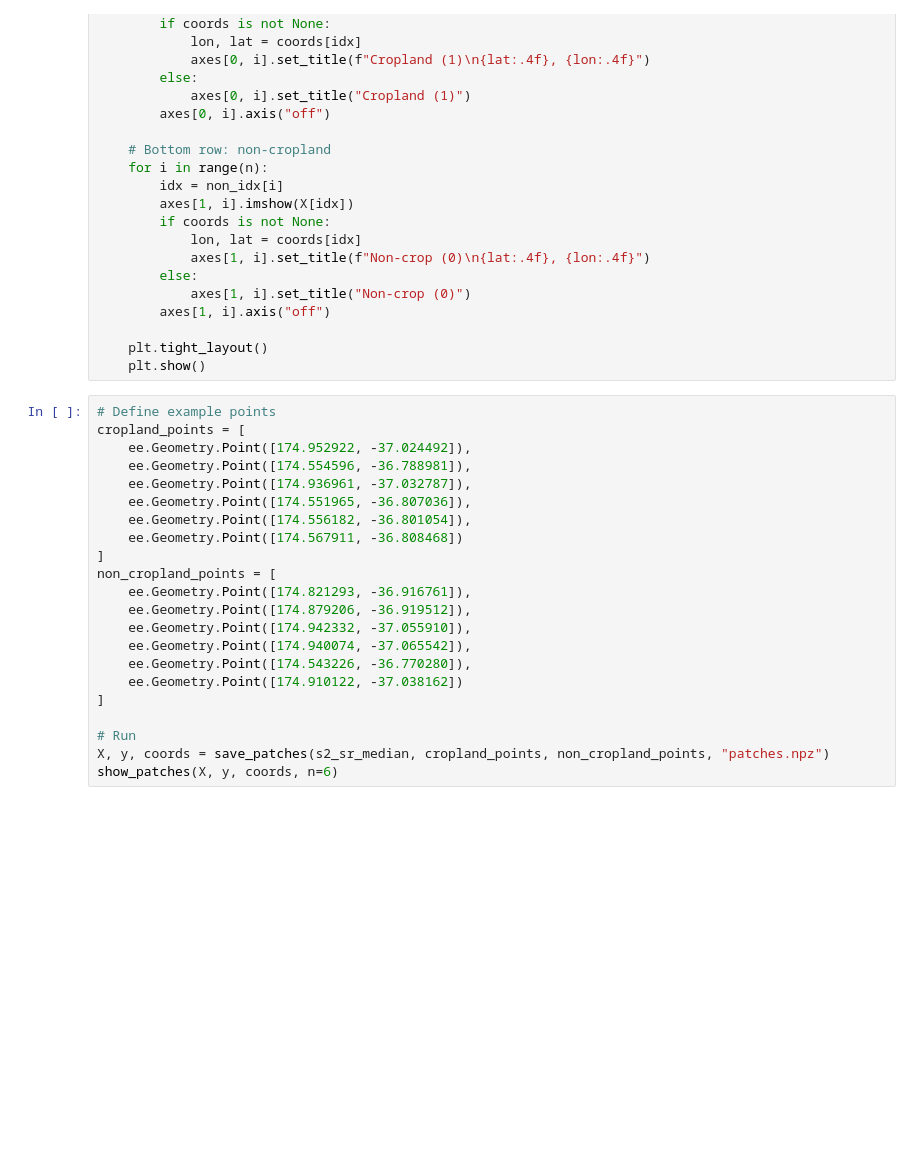
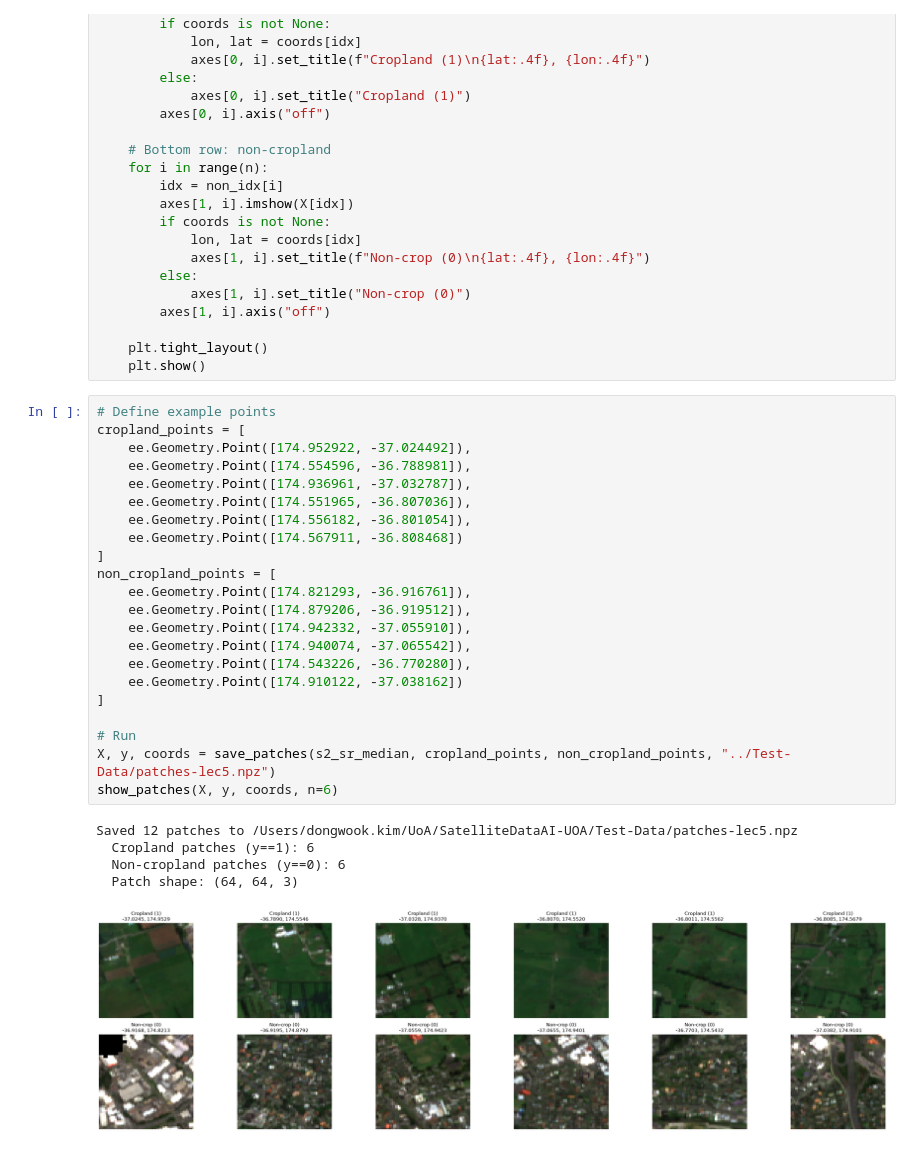
Before and after one commit to dongwook-uoa/SatelliteDataAI-UOA, a Jupyter notebook: Lecture-Notebooks/761_Lecture5_Exercises.ipynb, the cells around one changed output. Drawn from its saved outputs; the diff is of its cells as text; blank space fills up the shorter version.

```diff
--- a/Lecture-Notebooks/761_Lecture5_Exercises.ipynb
+++ b/Lecture-Notebooks/761_Lecture5_Exercises.ipynb
@@ -494,22 +494,28 @@ def show_patches(X, y, coords=None, n=3):
 # %%
 # Define example points
 cropland_points = [
     ee.Geometry.Point([174.952922, -37.024492]),
     ee.Geometry.Point([174.554596, -36.788981]),
     ee.Geometry.Point([174.936961, -37.032787]),
     ee.Geometry.Point([174.551965, -36.807036]),
     ee.Geometry.Point([174.556182, -36.801054]),
     ee.Geometry.Point([174.567911, -36.808468])
 ]
 non_cropland_points = [
     ee.Geometry.Point([174.821293, -36.916761]),
     ee.Geometry.Point([174.879206, -36.919512]),
     ee.Geometry.Point([174.942332, -37.055910]),
     ee.Geometry.Point([174.940074, -37.065542]),
     ee.Geometry.Point([174.543226, -36.770280]),
     ee.Geometry.Point([174.910122, -37.038162])
 ]
 
 # Run
-X, y, coords = save_patches(s2_sr_median, cropland_points, non_cropland_points, "patches.npz")
+X, y, coords = save_patches(s2_sr_median, cropland_points, non_cropland_points, "../Test-Data/patches-lec5.npz")
 show_patches(X, y, coords, n=6)
+# %% [output]
+Saved 12 patches to /Users/dongwook.kim/UoA/SatelliteDataAI-UOA/Test-Data/patches-lec5.npz
+  Cropland patches (y==1): 6
+  Non-cropland patches (y==0): 6
+  Patch shape: (64, 64, 3)
+[figure, added]
```
